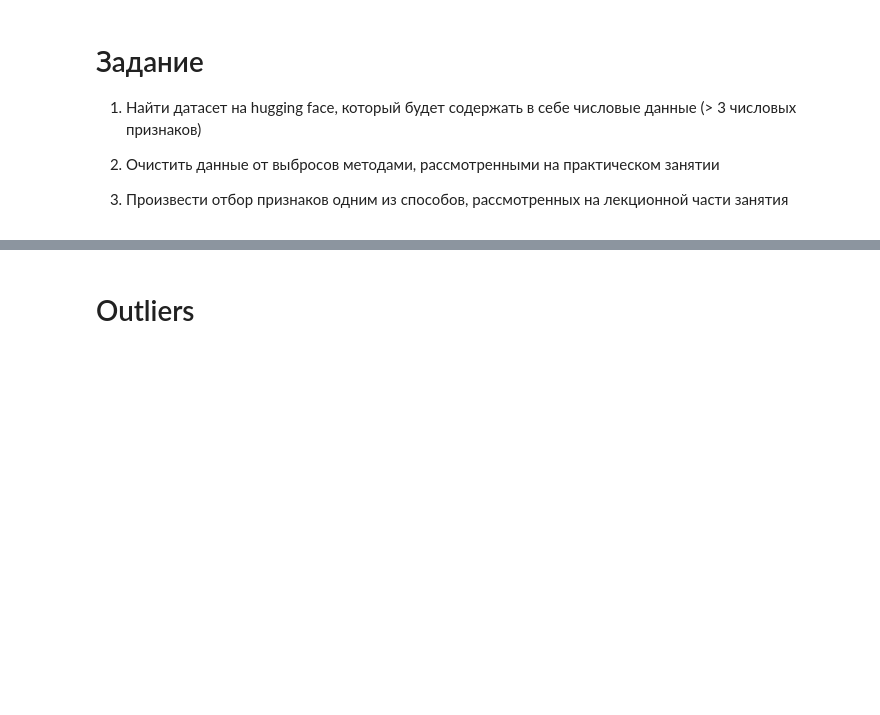
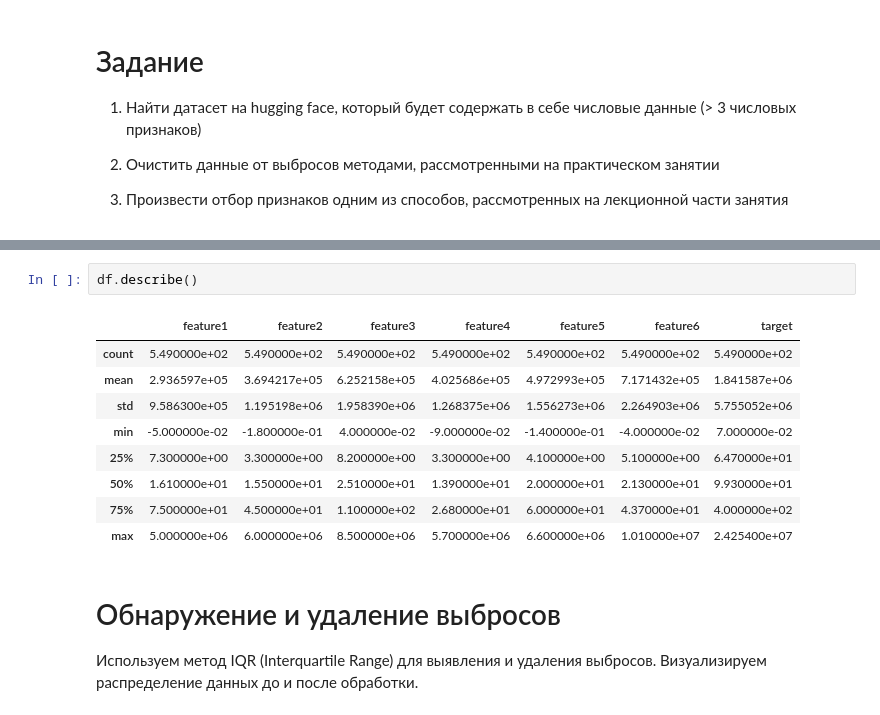
Before and after one commit to rn7cvj-dvfu/7-semester, a Jupyter notebook: lab1/lab1.ipynb, the cells around one changed output, grey strips where cells are left out. Saved outputs shown, nothing was run; the diff lists cells and outputs as text; blank space fills up the shorter version.

```diff
--- a/lab1/main.ipynb
+++ b/lab1/lab1.ipynb
@@ -71,5 +66,19 @@ max    1.010000e+07  2.425400e+07
+# %%
+df.describe()
+# %% [output]
+|  | feature1 | feature2 | feature3 | feature4 | feature5 | feature6 | target |
+| count | 5.490000e+02 | 5.490000e+02 | 5.490000e+02 | 5.490000e+02 | 5.490000e+02 | 5.490000e+02 | 5.490000e+02 |
+| mean | 2.936597e+05 | 3.694217e+05 | 6.252158e+05 | 4.025686e+05 | 4.972993e+05 | 7.171432e+05 | 1.841587e+06 |
+| std | 9.586300e+05 | 1.195198e+06 | 1.958390e+06 | 1.268375e+06 | 1.556273e+06 | 2.264903e+06 | 5.755052e+06 |
+| min | -5.000000e-02 | -1.800000e-01 | 4.000000e-02 | -9.000000e-02 | -1.400000e-01 | -4.000000e-02 | 7.000000e-02 |
+| 25% | 7.300000e+00 | 3.300000e+00 | 8.200000e+00 | 3.300000e+00 | 4.100000e+00 | 5.100000e+00 | 6.470000e+01 |
+| 50% | 1.610000e+01 | 1.550000e+01 | 2.510000e+01 | 1.390000e+01 | 2.000000e+01 | 2.130000e+01 | 9.930000e+01 |
+| 75% | 7.500000e+01 | 4.500000e+01 | 1.100000e+02 | 2.680000e+01 | 6.000000e+01 | 4.370000e+01 | 4.000000e+02 |
+| max | 5.000000e+06 | 6.000000e+06 | 8.500000e+06 | 5.700000e+06 | 6.600000e+06 | 1.010000e+07 | 2.425400e+07 |
 # %% [markdown]
-# Outliers
+# Обнаружение и удаление выбросов
+
+Используем метод IQR (Interquartile Range) для выявления и удаления выбросов. Визуализируем распределение данных до и после обработки.
 # %%
 df_cleaned = df.copy()
 
```
Also changed, not shown: parts of 12 cells of this notebook, 3 other files.
